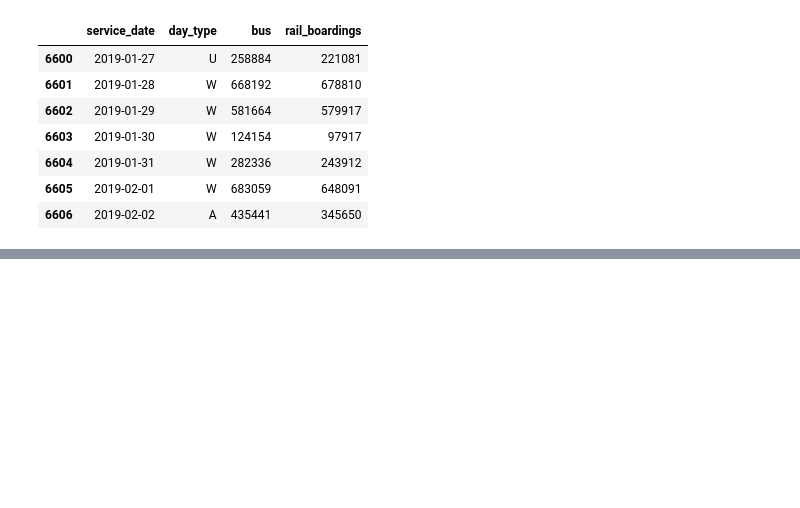
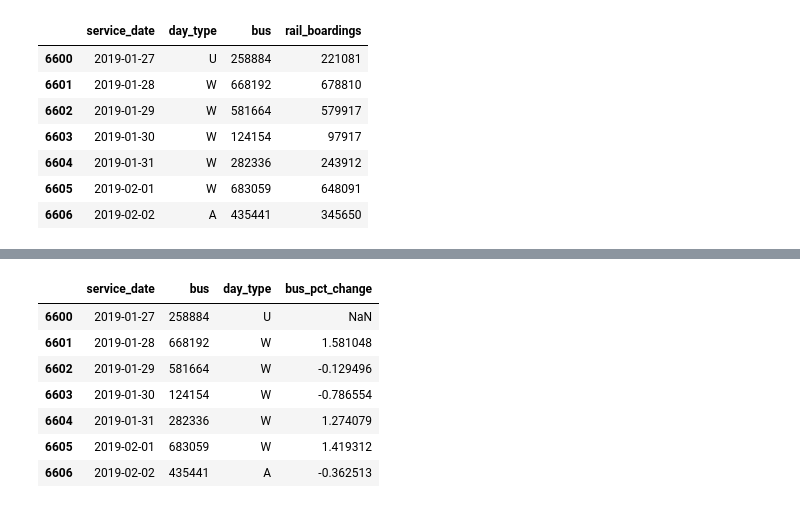
Before and after one commit to OrikG-bit/Chicago_Weather-Transportation, a Jupyter notebook: notebooks/01_transportation_bus_rail_total.ipynb, the cells around one changed output, grey strips where cells are left out. Saved outputs shown, nothing was run; the diff lists cells and outputs as text; code cells hidden in the pictures; blank space fills up the shorter version.

```diff
--- a/notebooks/01_transportation_bus_rail_total.ipynb
+++ b/notebooks/01_transportation_bus_rail_total.ipynb
@@ -353,0 +370,13 @@ df_event_1[["service_date", "day_type", "bus", "rail_boardings"]]
+# %%
+df_event_1["bus_pct_change"]= df_event_1["bus"].pct_change()
+# %%
+df_event_1[["service_date", "bus", "day_type", "bus_pct_change"]]
+# %% [output]
+|  | service_date | bus | day_type | bus_pct_change |
+| 6600 | 2019-01-27 | 258884 | U | NaN |
+| 6601 | 2019-01-28 | 668192 | W | 1.581048 |
+| 6602 | 2019-01-29 | 581664 | W | -0.129496 |
+| 6603 | 2019-01-30 | 124154 | W | -0.786554 |
+| 6604 | 2019-01-31 | 282336 | W | 1.274079 |
+| 6605 | 2019-02-01 | 683059 | W | 1.419312 |
+| 6606 | 2019-02-02 | 435441 | A | -0.362513 |
```
Also changed, not shown: parts of 6 cells of this notebook.
